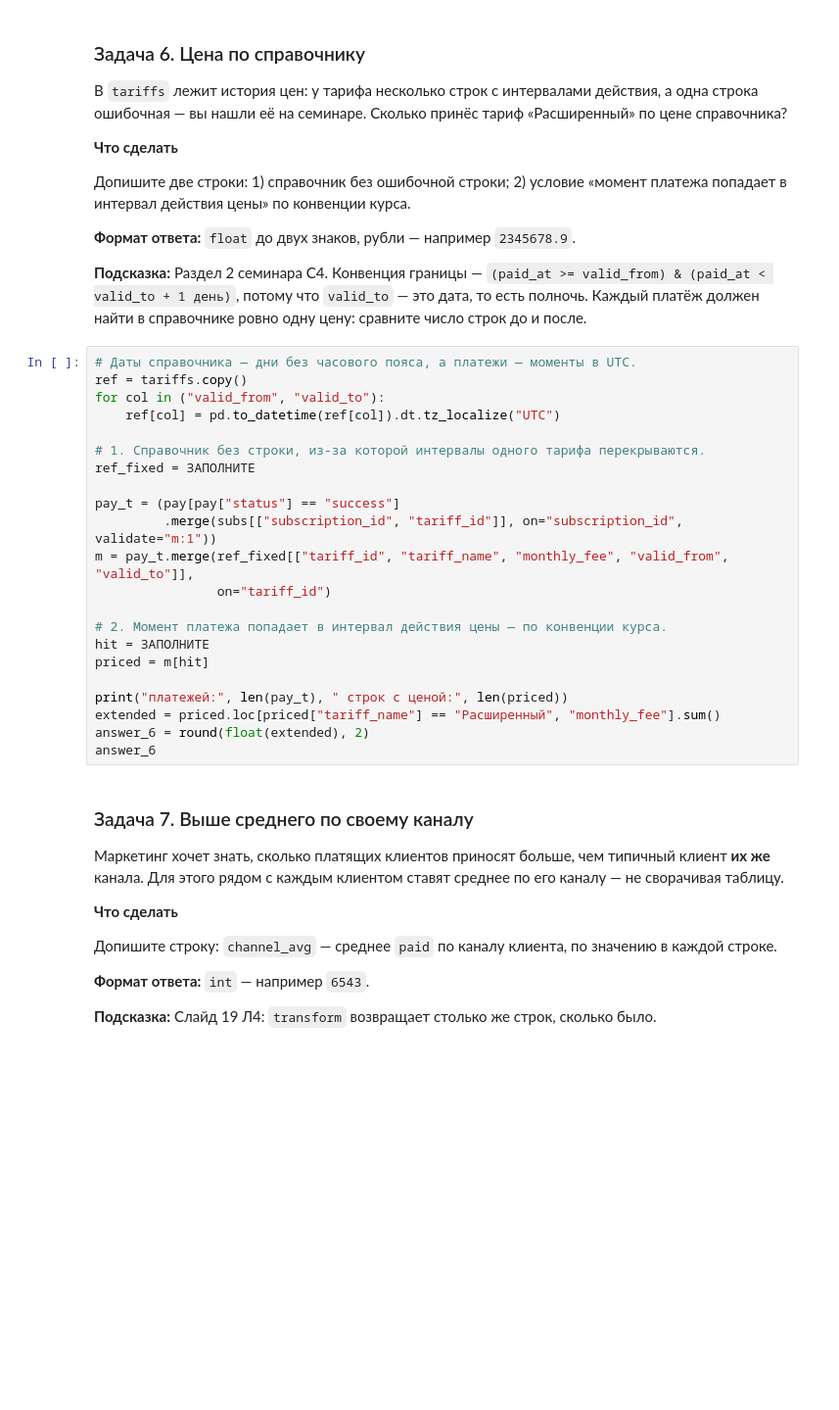
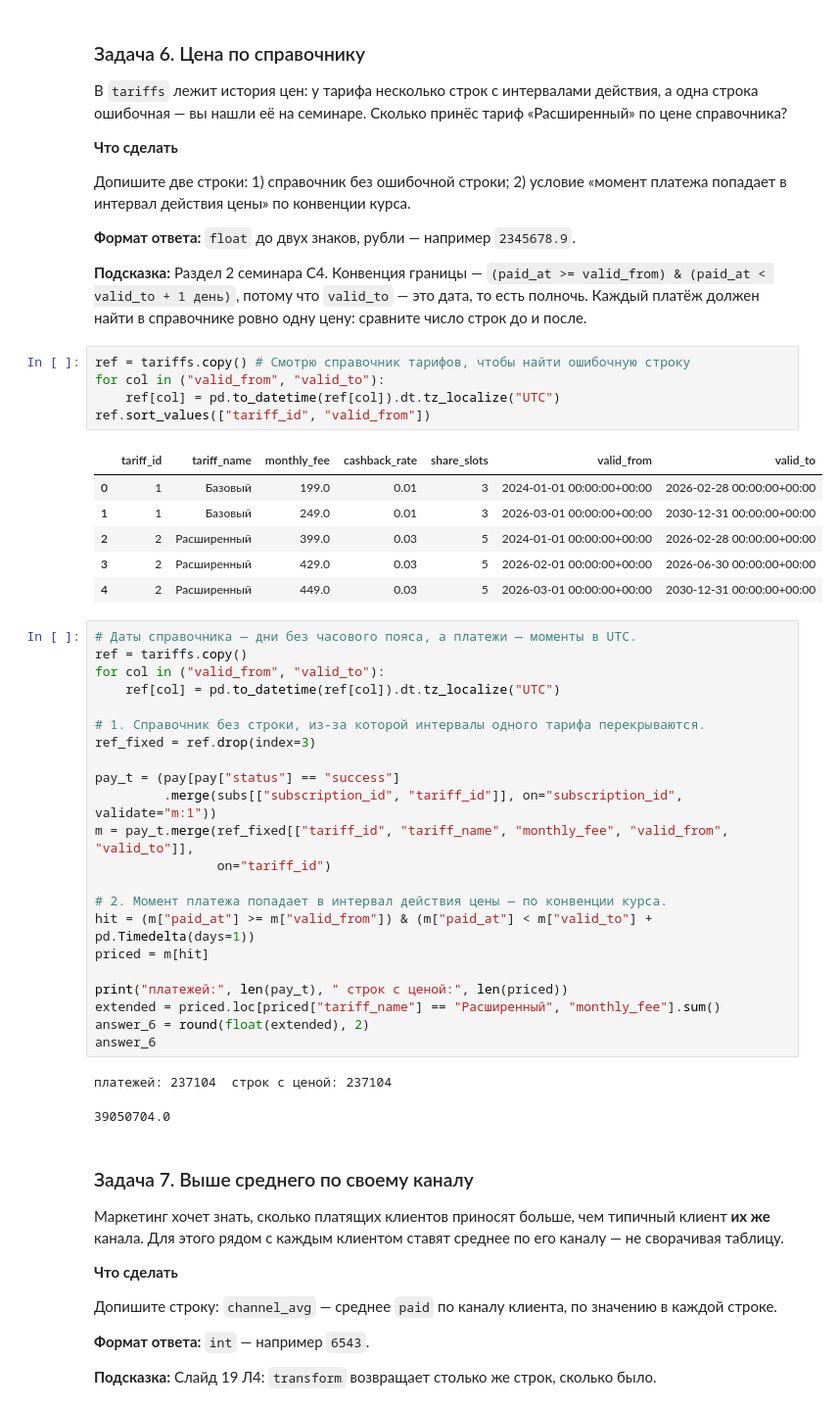
Before and after one commit to kremchizz/prime-monitor, a Jupyter notebook: notebooks/hw2.ipynb, the cells around one changed output. Shown at 98% size. Saved outputs shown, nothing was run; the diff lists cells and outputs as text; blank space fills up the shorter version.

```diff
--- a/notebooks/hw2.ipynb
+++ b/notebooks/hw2.ipynb
@@ -439,6 +442,18 @@ answer_5
 **Формат ответа:** `float` до двух знаков, рубли — например `2345678.9`.
 
 **Подсказка:** Раздел 2 семинара С4. Конвенция границы — `(paid_at >= valid_from) & (paid_at < valid_to + 1 день)`, потому что `valid_to` — это дата, то есть полночь. Каждый платёж должен найти в справочнике ровно одну цену: сравните число строк до и после.
+# %%
+ref = tariffs.copy() # Смотрю справочник тарифов, чтобы найти ошибочную строку
+for col in ("valid_from", "valid_to"):
+    ref[col] = pd.to_datetime(ref[col]).dt.tz_localize("UTC")
+ref.sort_values(["tariff_id", "valid_from"])
+# %% [output]
+|  | tariff_id | tariff_name | monthly_fee | cashback_rate | share_slots | valid_from | valid_to |
+| 0 | 1 | Базовый | 199.0 | 0.01 | 3 | 2024-01-01 00:00:00+00:00 | 2026-02-28 00:00:00+00:00 |
+| 1 | 1 | Базовый | 249.0 | 0.01 | 3 | 2026-03-01 00:00:00+00:00 | 2030-12-31 00:00:00+00:00 |
+| 2 | 2 | Расширенный | 399.0 | 0.03 | 5 | 2024-01-01 00:00:00+00:00 | 2026-02-28 00:00:00+00:00 |
+| 3 | 2 | Расширенный | 429.0 | 0.03 | 5 | 2026-02-01 00:00:00+00:00 | 2026-06-30 00:00:00+00:00 |
+| 4 | 2 | Расширенный | 449.0 | 0.03 | 5 | 2026-03-01 00:00:00+00:00 | 2030-12-31 00:00:00+00:00 |
 # %%
 # Даты справочника — дни без часового пояса, а платежи — моменты в UTC.
 ref = tariffs.copy()
@@ -446,7 +461,7 @@ for col in ("valid_from", "valid_to"):
     ref[col] = pd.to_datetime(ref[col]).dt.tz_localize("UTC")
 
 # 1. Справочник без строки, из-за которой интервалы одного тарифа перекрываются.
-ref_fixed = ЗАПОЛНИТЕ
+ref_fixed = ref.drop(index=3)
 
 pay_t = (pay[pay["status"] == "success"]
          .merge(subs[["subscription_id", "tariff_id"]], on="subscription_id", validate="m:1"))
@@ -454,13 +469,16 @@ m = pay_t.merge(ref_fixed[["tariff_id", "tariff_name", "monthly_fee", "valid_fro
                 on="tariff_id")
 
 # 2. Момент платежа попадает в интервал действия цены — по конвенции курса.
-hit = ЗАПОЛНИТЕ
+hit = (m["paid_at"] >= m["valid_from"]) & (m["paid_at"] < m["valid_to"] + pd.Timedelta(days=1))
 priced = m[hit]
 
 print("платежей:", len(pay_t), " строк с ценой:", len(priced))
 extended = priced.loc[priced["tariff_name"] == "Расширенный", "monthly_fee"].sum()
 answer_6 = round(float(extended), 2)
 answer_6
+# %% [output]
+платежей: 237104  строк с ценой: 237104
+39050704.0
 # %% [markdown]
 ### Задача 7. Выше среднего по своему каналу
 
```
Also changed, not shown: parts of 6 cells of this notebook.
